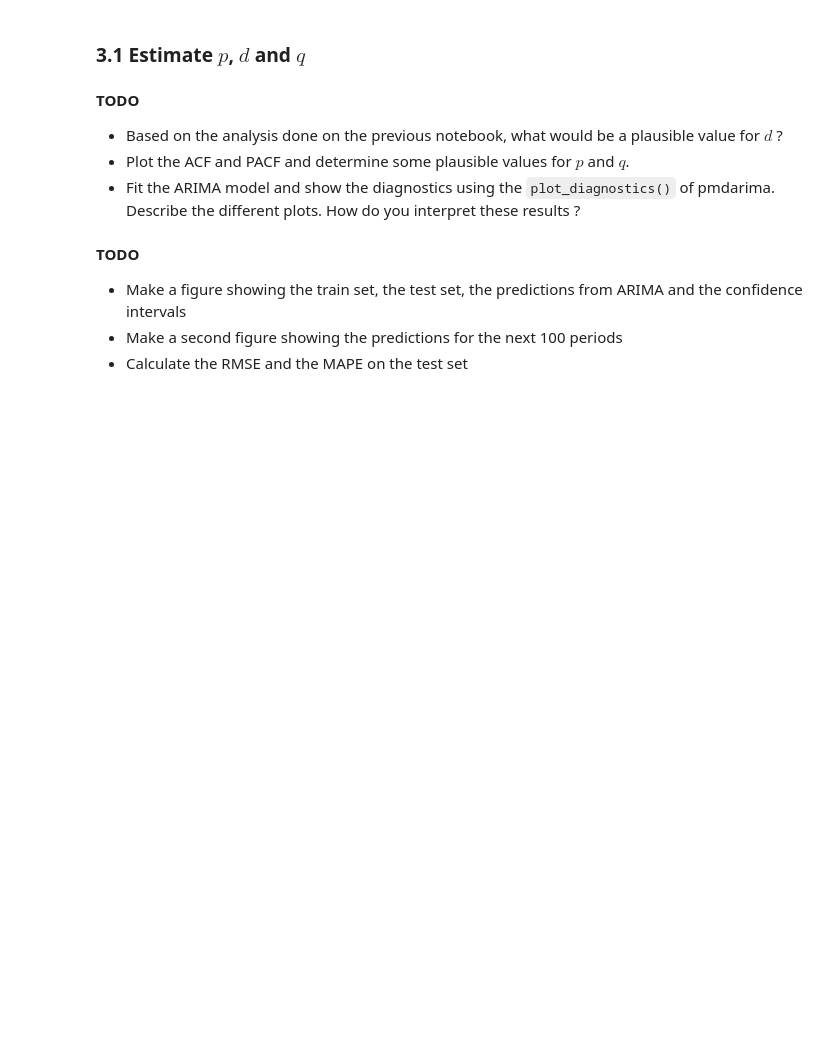
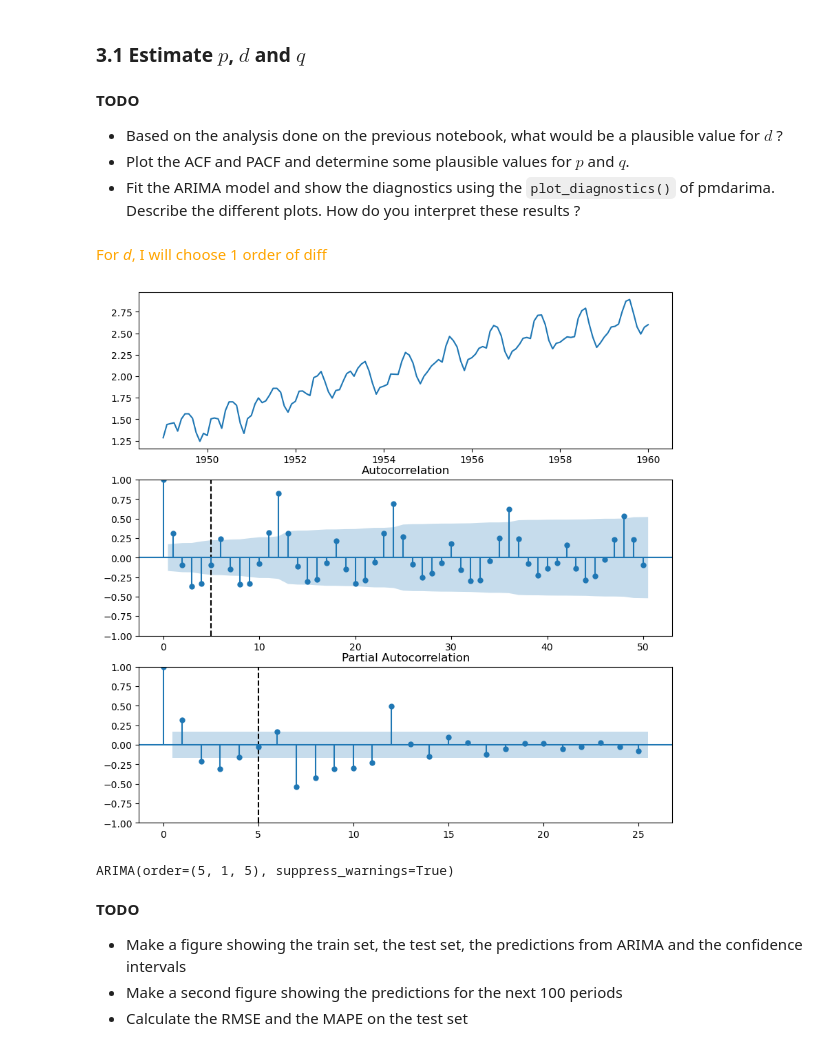
Before and after one commit to ThibaultLaunois/CampNum-12_ML6_time_series, a Jupyter notebook: notebooks/NB2_Time_Series_Forecasts.ipynb, the cells around one changed output. Saved outputs shown, nothing was run; the diff lists cells and outputs as text; code cells hidden in the pictures; blank space fills up the shorter version.

```diff
--- a/notebooks/NB2_Time_Series_Forecasts.ipynb
+++ b/notebooks/NB2_Time_Series_Forecasts.ipynb
@@ -397,7 +395,35 @@ test_log = np.log(test).dropna()
 - Based on the analysis done on the previous notebook, what would be a plausible value for $d$ ?
 - Plot the ACF and PACF and determine some plausible values for $p$ and $q$.
 - Fit the ARIMA model and show the diagnostics using the `plot_diagnostics()` of pmdarima. Describe the different plots. How do you interpret these results ?
+# %% [markdown]
+<span style="color:orange"> For *d*, I will choose 1 order of diff
 # %%
 # Your code for the ACF & PACF plots
+from statsmodels.graphics.tsaplots import plot_acf, plot_pacf
+fig, axes=plt.subplots(3,1, figsize=(10,10))
+
+# p d q
+p=5
+d=1
+q=5
+
+#Raw data
+axes[0].plot(train_log)
+axes[1].set_title("Log data")
+axes[1].axvline(q, c='black', linestyle="--")
+axes[2].axvline(p, c='k', linestyle="--")
+#ACF
+plot_acf(train_log.diff()[1:], ax=axes[1], lags=50)
+
+#Pacf
+plot_pacf(train_log.diff()[1:], ax=axes[2], lags=25)
+
+plt.show()
+# %% [output]
+[figure, added]
 # %%
 # Your code for the ARIMA model
+model_arima=ARIMA(order=(p,d,q), suppress_warnings=True)
+model_arima.fit(train_log)
+# %% [output]
+ARIMA(order=(5, 1, 5), suppress_warnings=True)
```
Also changed, not shown: parts of 31 cells of this notebook.
